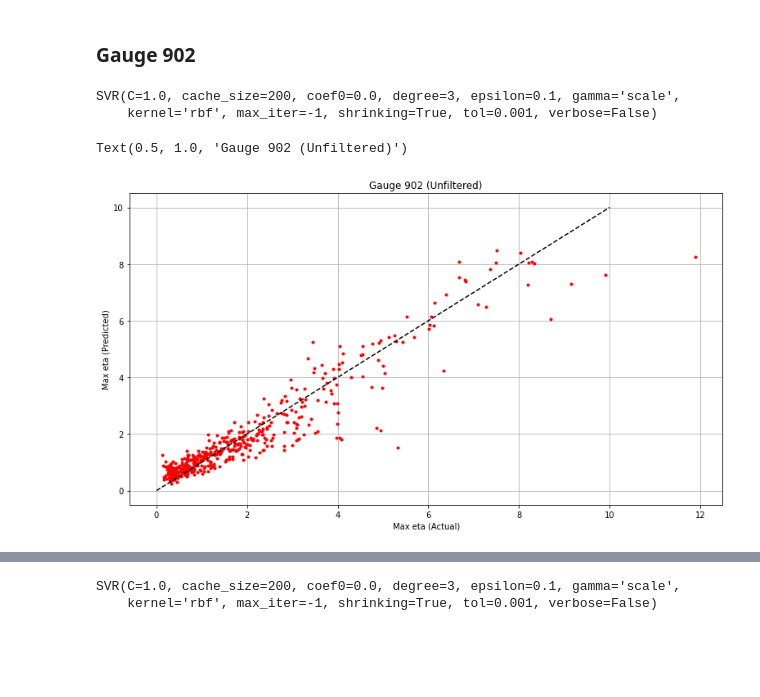
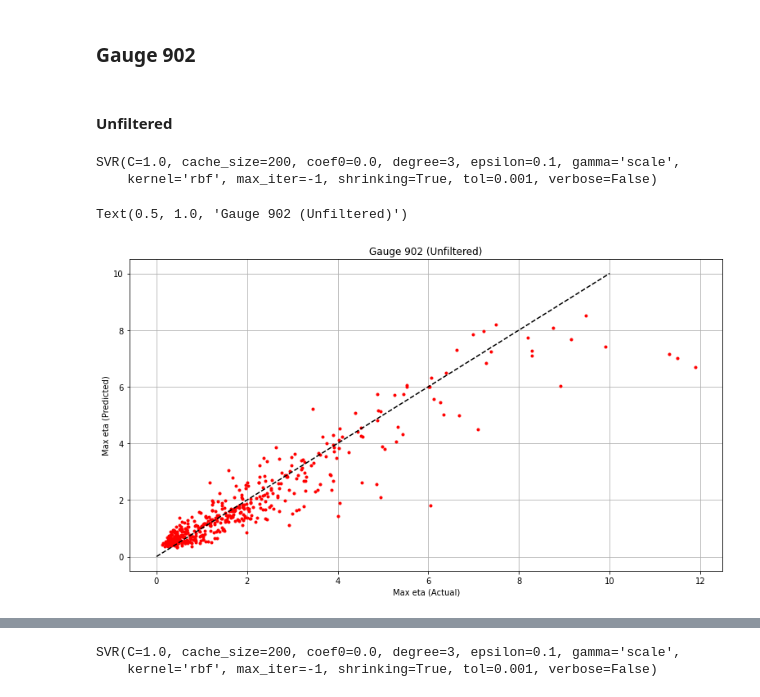
Before and after one commit to chrismhl/tsunami, a Jupyter notebook: Tsunami_TS_Regression.ipynb, the cells around one changed output, grey strips where cells are left out. Saved outputs shown, nothing was run; the diff lists cells and outputs as text; code cells hidden in the pictures; blank space fills up the shorter version.

```diff
--- a/Tsunami_TS_Regression.ipynb
+++ b/Tsunami_TS_Regression.ipynb
@@ -317,7 +383,10 @@ explained_variance_score(test_901_f_target,pred_901_f)
 # %% [markdown]
 ### Gauge 902
+# %% [markdown]
+#### Unfiltered
 # %%
-train_902, test_902, train_902_target, test_902_target = train_test_split(feat702, g902max, test_size=testsize)
+train_902, test_902, train_902_target, test_902_target, train_902_runs, test_902_runs = \
+    train_test_split(feat702, g902max,np.asarray(runs_used), test_size=testsize, seed=rseed)
 # %%
 regress902 = SVR(kernel='rbf',gamma='scale')
 regress902.fit(train_902, train_902_target, sample_weight=None)
@@ -326,17 +395,12 @@ SVR(C=1.0, cache_size=200, coef0=0.0, degree=3, epsilon=0.1, gamma='scale',
     kernel='rbf', max_iter=-1, shrinking=True, tol=0.001, verbose=False)
 # %%
 pred_902 = regress901.predict(test_902)
-# %%
-figure(figsize=(13,7))
-plt.plot(test_902_target,pred_902,'r.')
-plot([0,10],[0,10],'k--')
-xlabel('Max eta (Actual)')
-ylabel('Max eta (Predicted)')
-grid(True)
-title('Gauge 902 (Unfiltered)')
-# %% [output]
-Text(0.5, 1.0, 'Gauge 902 (Unfiltered)')
-[figure, removed]
+# %%
+plot_test(test_902_target,pred_902,10)
+title('Gauge 902 (Unfiltered)')
+# %% [output]
+Text(0.5, 1.0, 'Gauge 902 (Unfiltered)')
+[figure, added]
 # %%
 explained_variance_score(test_902_target,pred_902)
 # %% [output]
```
Also changed, not shown: parts of 62 cells of this notebook.
